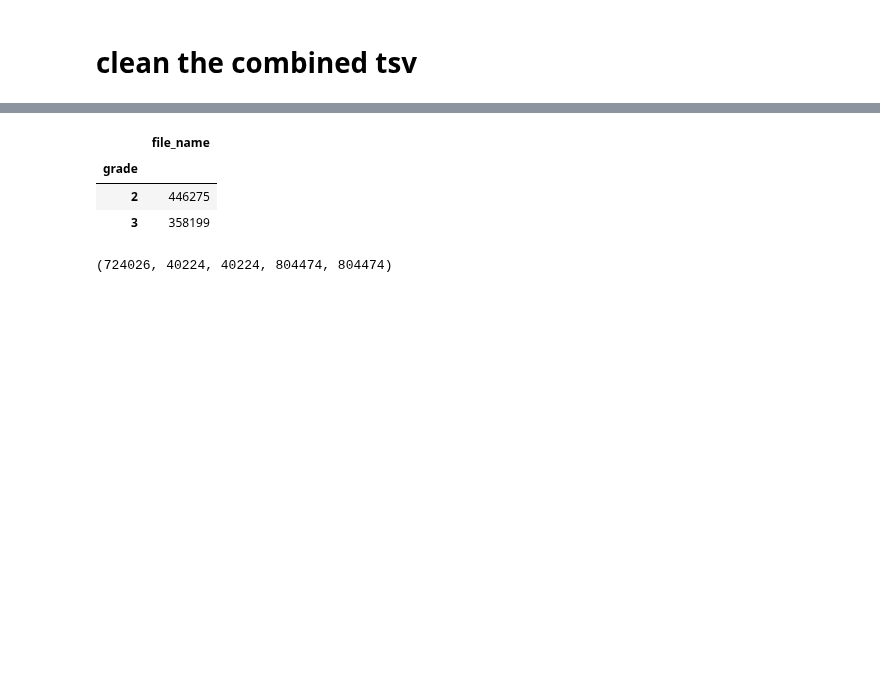
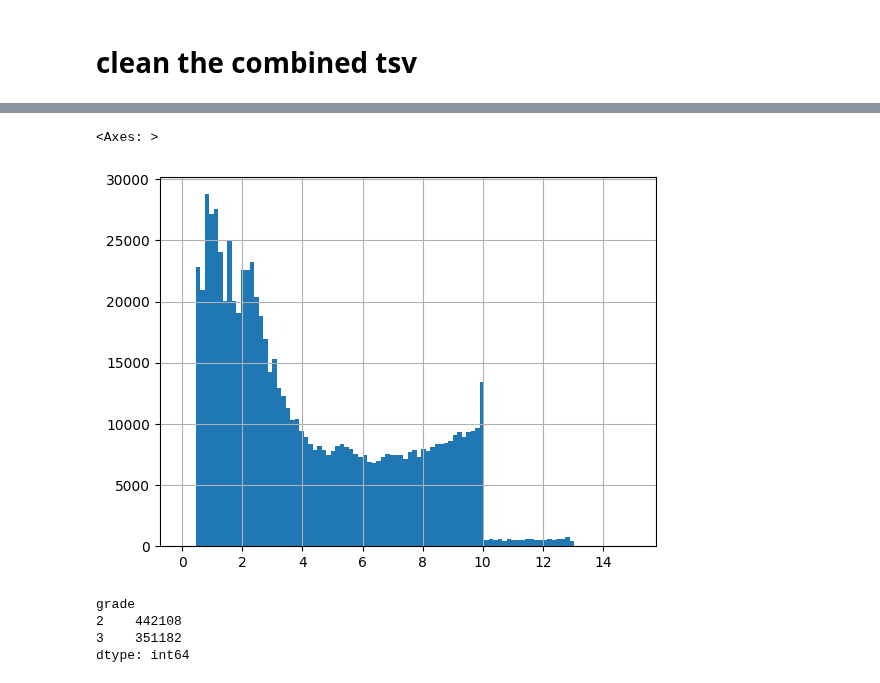
Before and after one commit to spsither/combining-dataset, a Jupyter notebook: 04_combine_all.ipynb, the cells around one changed output, grey strips where cells are left out. Drawn from its saved outputs; the diff is of its cells as text; code cells hidden in the pictures; blank space fills up the shorter version.

```diff
--- a/04_combine_all.ipynb
+++ b/04_combine_all.ipynb
@@ -67,0 +86,3 @@ df['uni'] = df['uni'].map(clean_transcription)
+# %%
+upper_cutoff = 400
+lower_cutoff = 5
@@ -67,0 +97,2 @@ df['uni'] = df['uni'].map(clean_transcription)
+# %%
+df = df[(df['char_len'] < upper_cutoff) & (df['char_len'] > lower_cutoff)]
@@ -67,0 +103,28 @@ df['uni'] = df['uni'].map(clean_transcription)
+# %%
+def getTimeSpan(filename):
+
+    filename = filename.replace(".wav", "")
+    filename = filename.replace(".WAV", "")
+    filename = filename.replace(".mp3", "")
+    filename = filename.replace(".MP3", "")
+    try:
+        if "_to_" in filename:
+            start, end = filename.split("_to_")
+            start = start.split("_")[-1]
+            end = end.split("_")[0]
+            end = float(end)
+            start = float(start)
+            return abs(end - start)/1000
+        else:
+            start, end = filename.split("-")
+            start = start.split("_")[-1]
+            end = end.split("_")[0]
+            end =   float(end)
+            start = float(start)
+            return abs(end - start)
+    except Exception as err:
+        print(f"filename is:'{filename}'. Could not parse to get time span.")
+        return 0
+
+
+getTimeSpan("STT_TT00031_03471.850-03477.44")
@@ -67,0 +133,2 @@ df['uni'] = df['uni'].map(clean_transcription)
+# %%
+df['audio_len'] = df['file_name'].apply(getTimeSpan)
@@ -68,2 +147,7 @@ df['uni'] = df['uni'].map(clean_transcription)
+# %%
+df['audio_len'].hist(bins=100, range=(0, 15))
+# %% [output]
+<Axes: >
+[figure, added]
 # %%
 df['url'] = df['url'].map(lambda x : x.replace('#','%23'))
@@ -74,10 +154,10 @@ df.drop_duplicates(subset='file_name', keep="first", inplace=True)
 # %%
 df.to_csv('04_combine_all.tsv', sep='\t', index=False)
 # %%
-df[['file_name','grade']].groupby('grade').count()
+df.groupby('grade').size()
 # %% [output]
-|  | file_name |
-| grade |  |
-| 2 | 446275 |
-| 3 | 358199 |
+grade
+2    442108
+3    351182
+dtype: int64
 # %%
@@ -89,5 +169,3 @@ val, test = train_test_split(test_temp, test_size=0.5, random_state=42, stratify
 # %%
-len(train), len(val), len(test), len(train)+len(val)+len(test), len(df)
+# len(train), len(val), len(test), len(train)+len(val)+len(test), len(df)
-# %% [output]
-(724026, 40224, 40224, 804474, 804474)
 # %%
```
Also changed, not shown: parts of 31 cells of this notebook, 1 other file.
